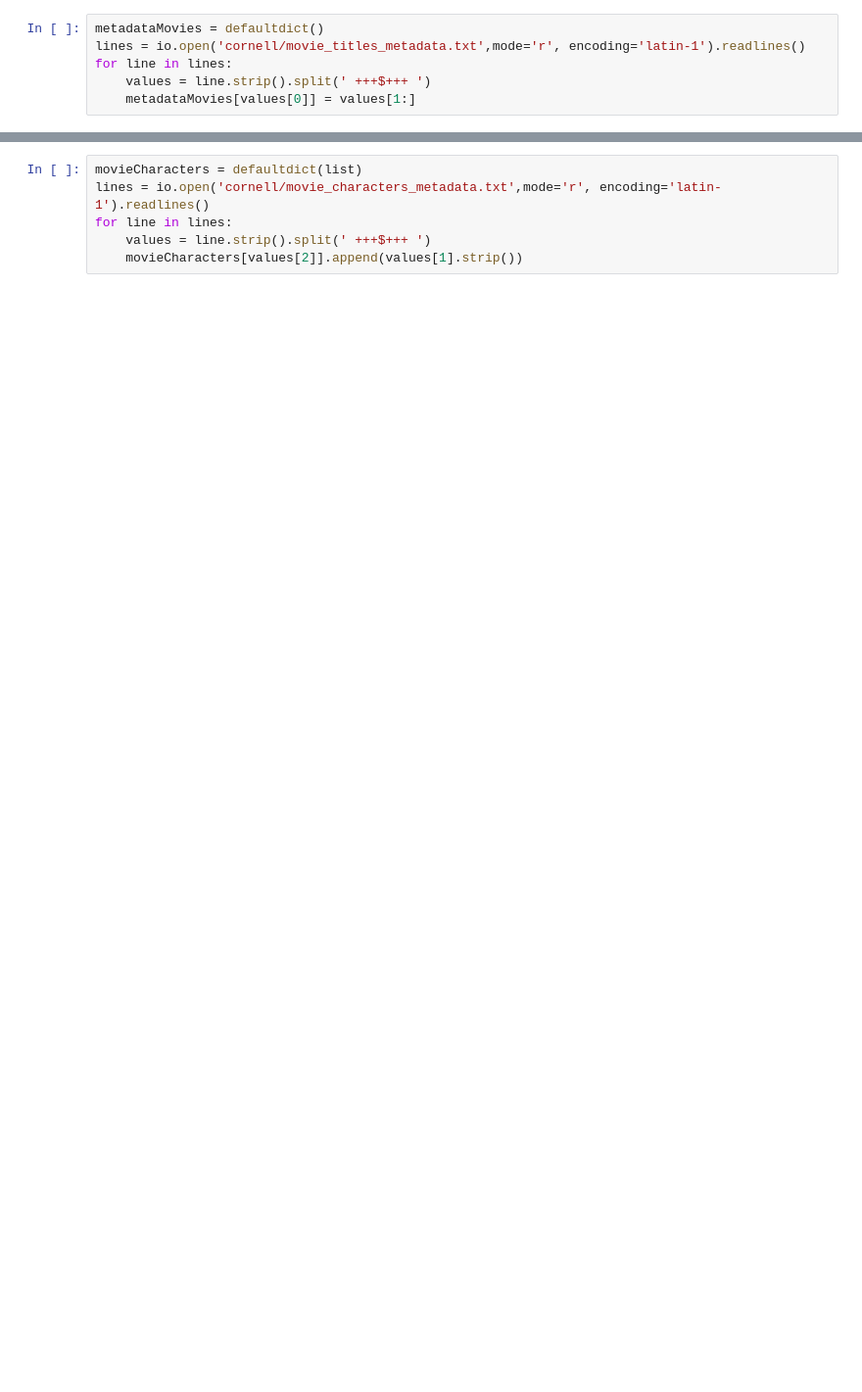
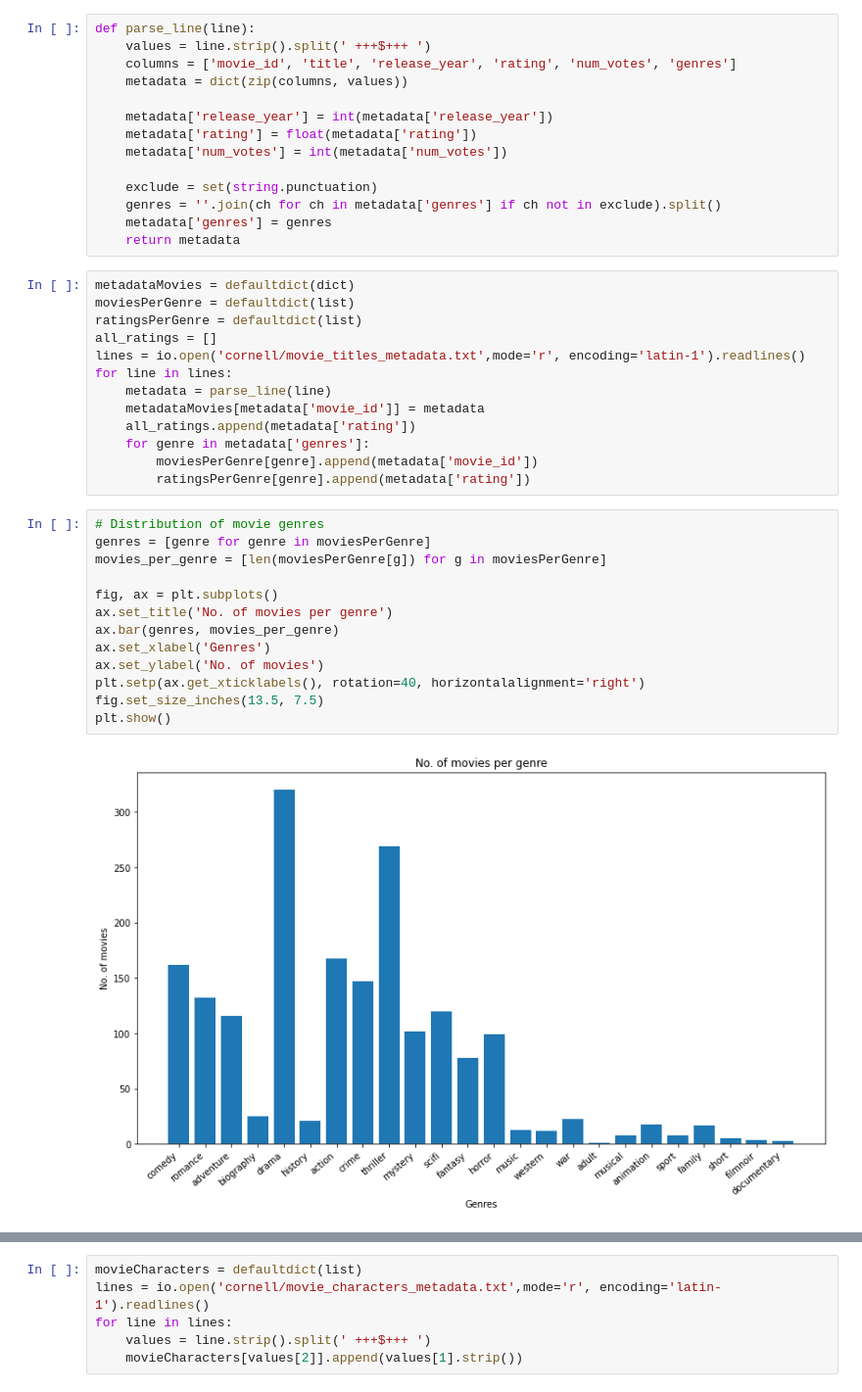
Before and after one commit to Vishalkks/genre-classification, a Jupyter notebook: assignment2.ipynb, the cells around one changed output, grey strips where cells are left out. Shown at 98% size. Cells and saved outputs as stored; diff of their text form; blank space fills up the shorter version.

```diff
--- a/assignment2.ipynb
+++ b/assignment2.ipynb
@@ -4,6 +9,42 @@ import io
+# %%
+def parse_line(line):
+    values = line.strip().split(' +++$+++ ')
+    columns = ['movie_id', 'title', 'release_year', 'rating', 'num_votes', 'genres']
+    metadata = dict(zip(columns, values))
+
+    metadata['release_year'] = int(metadata['release_year'])
+    metadata['rating'] = float(metadata['rating'])
+    metadata['num_votes'] = int(metadata['num_votes'])
+
+    exclude = set(string.punctuation)
+    genres = ''.join(ch for ch in metadata['genres'] if ch not in exclude).split()
+    metadata['genres'] = genres
+    return metadata
 # %%
-metadataMovies = defaultdict()
+metadataMovies = defaultdict(dict)
+moviesPerGenre = defaultdict(list)
+ratingsPerGenre = defaultdict(list)
+all_ratings = []
 lines = io.open('cornell/movie_titles_metadata.txt',mode='r', encoding='latin-1').readlines()
 for line in lines:
-    values = line.strip().split(' +++$+++ ')
-    metadataMovies[values[0]] = values[1:]
+    metadata = parse_line(line)
+    metadataMovies[metadata['movie_id']] = metadata
+    all_ratings.append(metadata['rating'])
+    for genre in metadata['genres']:
+        moviesPerGenre[genre].append(metadata['movie_id'])
+        ratingsPerGenre[genre].append(metadata['rating'])
+# %%
+# Distribution of movie genres
+genres = [genre for genre in moviesPerGenre]
+movies_per_genre = [len(moviesPerGenre[g]) for g in moviesPerGenre]
+
+fig, ax = plt.subplots()
+ax.set_title('No. of movies per genre')
+ax.bar(genres, movies_per_genre)
+ax.set_xlabel('Genres')
+ax.set_ylabel('No. of movies')
+plt.setp(ax.get_xticklabels(), rotation=40, horizontalalignment='right')
+fig.set_size_inches(13.5, 7.5)
+plt.show()
+# %% [output]
+[figure, added]
```
Also changed, not shown: parts of 10 cells of this notebook, 3 other files.
